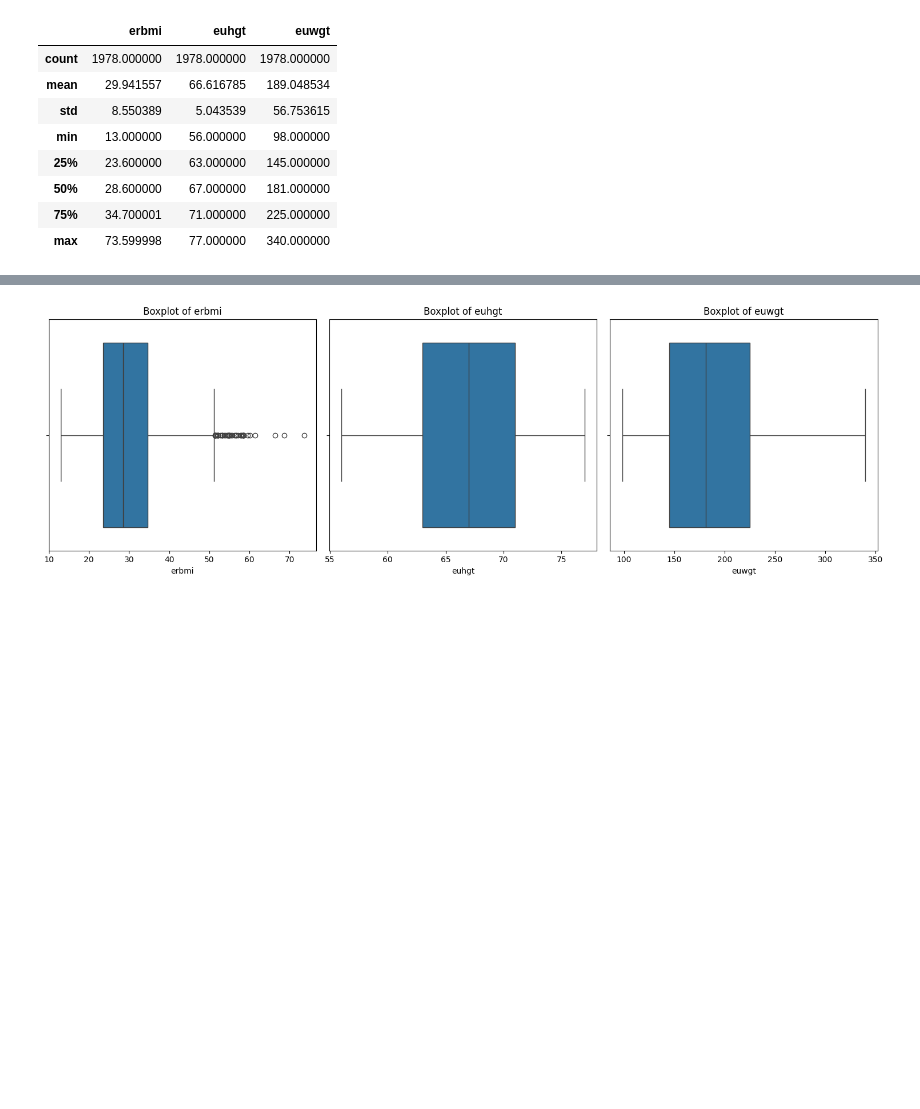
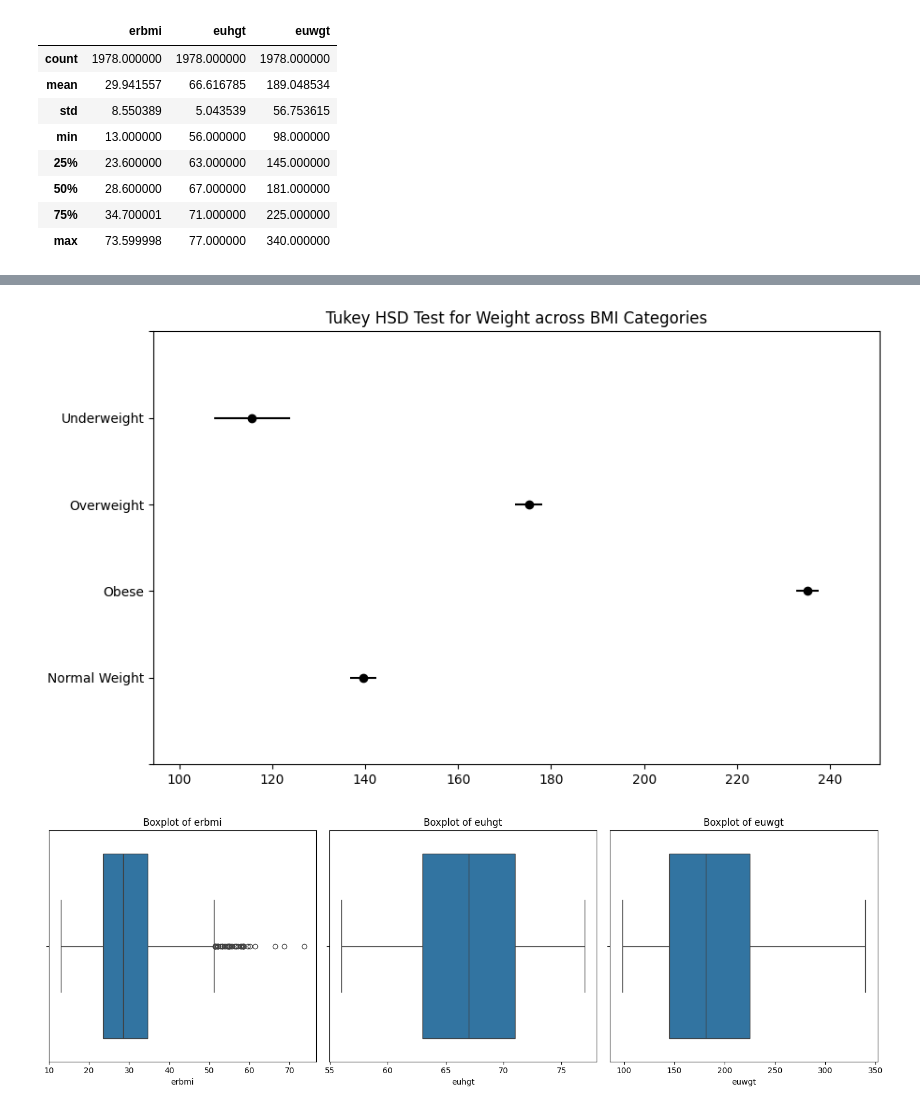
Before and after one commit to rukayat-balogun/Project, a Jupyter notebook: FinalSemesterProject/Webapp/analysis.ipynb, the cells around one changed output, grey strips where cells are left out. Cells and saved outputs as stored; diff of their text form; code cells hidden in the pictures; blank space fills up the shorter version.

```diff
--- a/FinalSemesterProject/Webapp/analysis.ipynb
+++ b/FinalSemesterProject/Webapp/analysis.ipynb
@@ -200,0 +344,17 @@ df.describe()
+# %%
+from statsmodels.stats.multicomp import pairwise_tukeyhsd
+import pandas as pd
+
+# Ensure that BMI categories are correctly assigned
+df['bmi_category'] = df['erbmi'].apply(categorize_bmi)
+
+# Create a DataFrame for the Tukey HSD test
+data_for_tukey = df[['euwgt', 'bmi_category']]
+data_for_tukey = data_for_tukey.dropna()  # Drop any missing values if necessary
+# %%
+tukey = pairwise_tukeyhsd(endog=data_for_tukey['euwgt'],
+                          groups=data_for_tukey['bmi_category'],
+                          alpha=0.05)
+
+# Print the results
+print(tukey)
@@ -201,3 +373,9 @@ df.describe()
+# %%
+tukey.plot_simultaneous()
+plt.title('Tukey HSD Test for Weight across BMI Categories')
+plt.show()
+# %% [output]
+[figure, added]
 # %%
 import matplotlib.pyplot as plt
 import seaborn as sns
```
Also changed, not shown: parts of 17 cells of this notebook, 3 other files.
